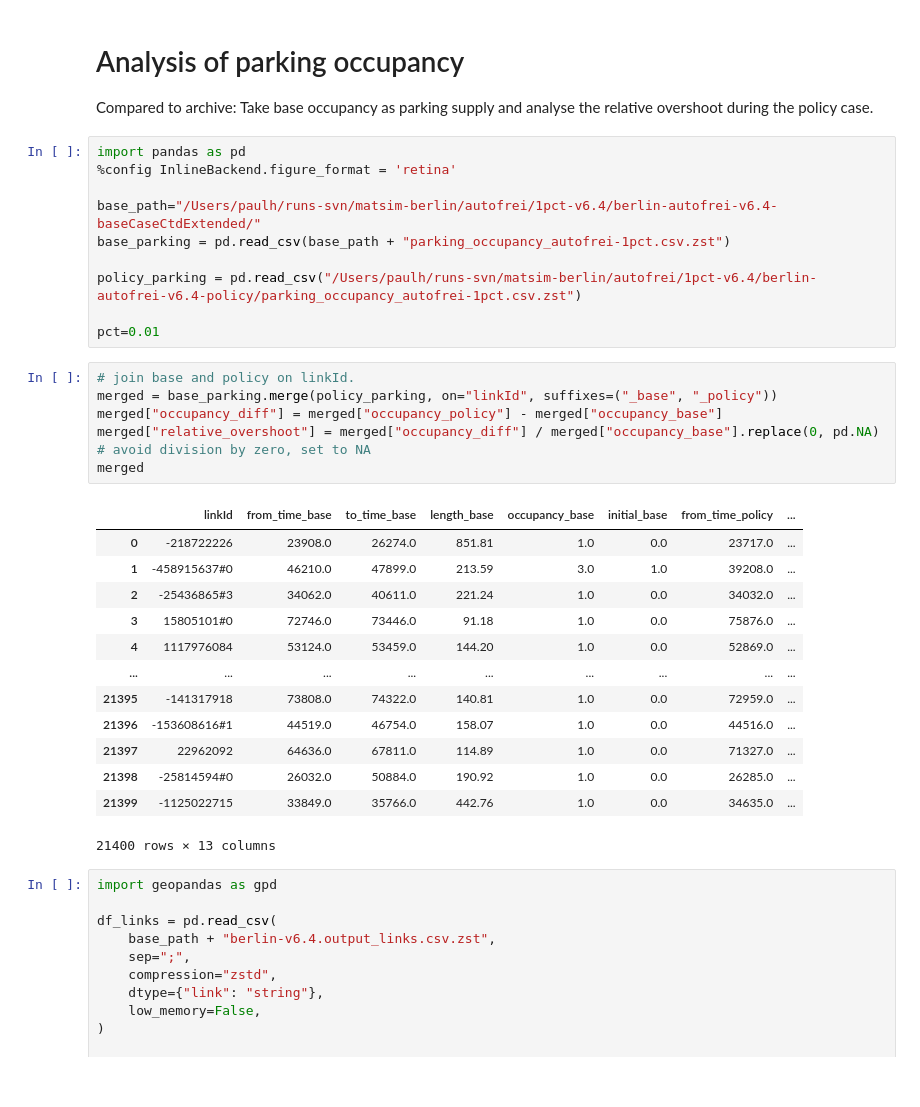
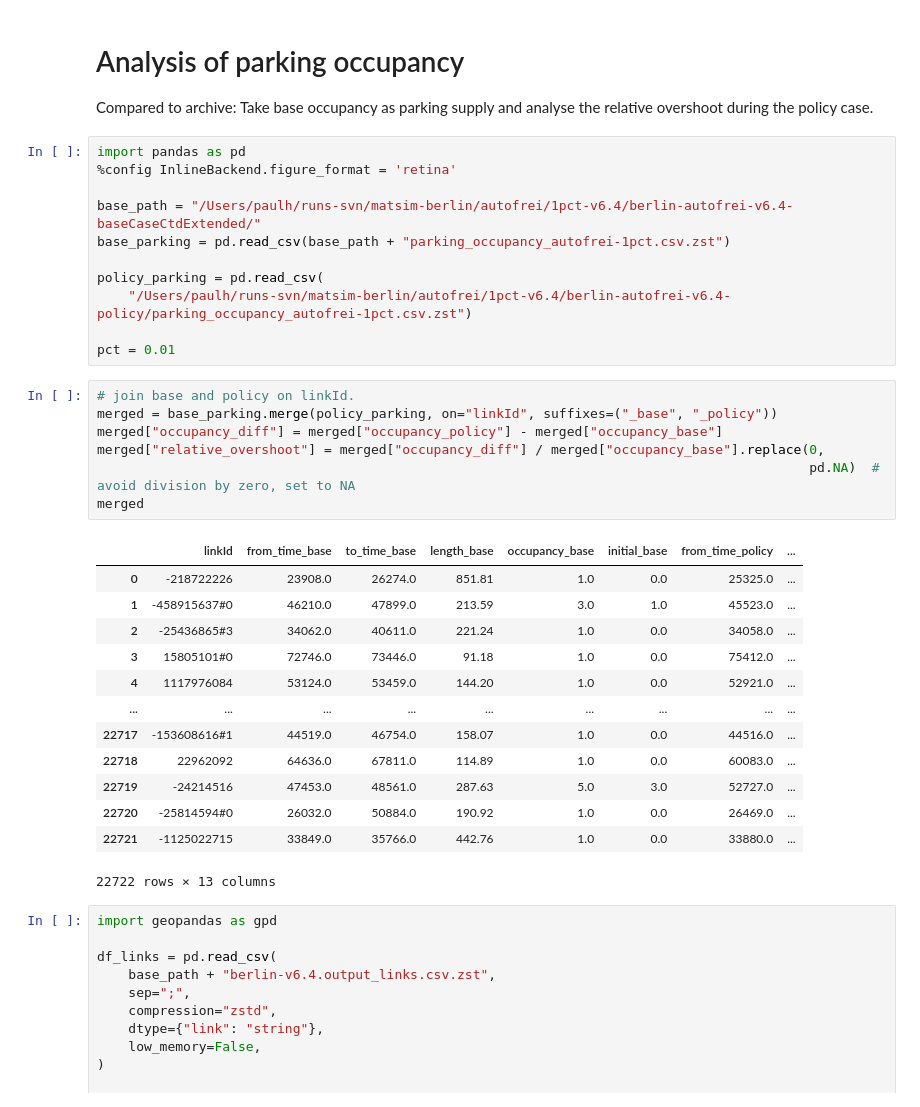
Before and after one commit to matsim-scenarios/matsim-berlin, a Jupyter notebook: src/main/python/analysis/parking.ipynb, the cells around one changed output. Saved outputs shown, nothing was run; the diff lists cells and outputs as text.

```diff
--- a/src/main/python/analysis/parking.ipynb
+++ b/src/main/python/analysis/parking.ipynb
@@ -5,32 +5,34 @@ Compared to archive: Take base occupancy as parking supply and analyse the relat
 import pandas as pd
 %config InlineBackend.figure_format = 'retina'
 
-base_path="/Users/paulh/runs-svn/matsim-berlin/autofrei/1pct-v6.4/berlin-autofrei-v6.4-baseCaseCtdExtended/"
+base_path = "/Users/paulh/runs-svn/matsim-berlin/autofrei/1pct-v6.4/berlin-autofrei-v6.4-baseCaseCtdExtended/"
 base_parking = pd.read_csv(base_path + "parking_occupancy_autofrei-1pct.csv.zst")
 
-policy_parking = pd.read_csv("/Users/paulh/runs-svn/matsim-berlin/autofrei/1pct-v6.4/berlin-autofrei-v6.4-policy/parking_occupancy_autofrei-1pct.csv.zst")
+policy_parking = pd.read_csv(
+    "/Users/paulh/runs-svn/matsim-berlin/autofrei/1pct-v6.4/berlin-autofrei-v6.4-policy/parking_occupancy_autofrei-1pct.csv.zst")
 
-pct=0.01
+pct = 0.01
 # %%
 # join base and policy on linkId.
 merged = base_parking.merge(policy_parking, on="linkId", suffixes=("_base", "_policy"))
 merged["occupancy_diff"] = merged["occupancy_policy"] - merged["occupancy_base"]
-merged["relative_overshoot"] = merged["occupancy_diff"] / merged["occupancy_base"].replace(0, pd.NA)  # avoid division by zero, set to NA
+merged["relative_overshoot"] = merged["occupancy_diff"] / merged["occupancy_base"].replace(0,
+                                                                                           pd.NA)  # avoid division by zero, set to NA
 merged
 # %% [output]
 |  | linkId | from_time_base | to_time_base | length_base | occupancy_base | initial_base | from_time_policy | ... |
-| 0 | -218722226 | 23908.0 | 26274.0 | 851.81 | 1.0 | 0.0 | 23717.0 | ... |
-| 1 | -458915637#0 | 46210.0 | 47899.0 | 213.59 | 3.0 | 1.0 | 39208.0 | ... |
-| 2 | -25436865#3 | 34062.0 | 40611.0 | 221.24 | 1.0 | 0.0 | 34032.0 | ... |
-| 3 | 15805101#0 | 72746.0 | 73446.0 | 91.18 | 1.0 | 0.0 | 75876.0 | ... |
-| 4 | 1117976084 | 53124.0 | 53459.0 | 144.20 | 1.0 | 0.0 | 52869.0 | ... |
+| 0 | -218722226 | 23908.0 | 26274.0 | 851.81 | 1.0 | 0.0 | 25325.0 | ... |
+| 1 | -458915637#0 | 46210.0 | 47899.0 | 213.59 | 3.0 | 1.0 | 45523.0 | ... |
+| 2 | -25436865#3 | 34062.0 | 40611.0 | 221.24 | 1.0 | 0.0 | 34058.0 | ... |
+| 3 | 15805101#0 | 72746.0 | 73446.0 | 91.18 | 1.0 | 0.0 | 75412.0 | ... |
+| 4 | 1117976084 | 53124.0 | 53459.0 | 144.20 | 1.0 | 0.0 | 52921.0 | ... |
 | ... | ... | ... | ... | ... | ... | ... | ... | ... |
-| 21395 | -141317918 | 73808.0 | 74322.0 | 140.81 | 1.0 | 0.0 | 72959.0 | ... |
-| 21396 | -153608616#1 | 44519.0 | 46754.0 | 158.07 | 1.0 | 0.0 | 44516.0 | ... |
-| 21397 | 22962092 | 64636.0 | 67811.0 | 114.89 | 1.0 | 0.0 | 71327.0 | ... |
-| 21398 | -25814594#0 | 26032.0 | 50884.0 | 190.92 | 1.0 | 0.0 | 26285.0 | ... |
-| 21399 | -1125022715 | 33849.0 | 35766.0 | 442.76 | 1.0 | 0.0 | 34635.0 | ... |
+| 22717 | -153608616#1 | 44519.0 | 46754.0 | 158.07 | 1.0 | 0.0 | 44516.0 | ... |
+| 22718 | 22962092 | 64636.0 | 67811.0 | 114.89 | 1.0 | 0.0 | 60083.0 | ... |
+| 22719 | -24214516 | 47453.0 | 48561.0 | 287.63 | 5.0 | 3.0 | 52727.0 | ... |
+| 22720 | -25814594#0 | 26032.0 | 50884.0 | 190.92 | 1.0 | 0.0 | 26469.0 | ... |
+| 22721 | -1125022715 | 33849.0 | 35766.0 | 442.76 | 1.0 | 0.0 | 33880.0 | ... |
-21400 rows × 13 columns
+22722 rows × 13 columns
 # %%
 import geopandas as gpd
 
```
Also changed, not shown: parts of 5 cells of this notebook, 5 other files.
